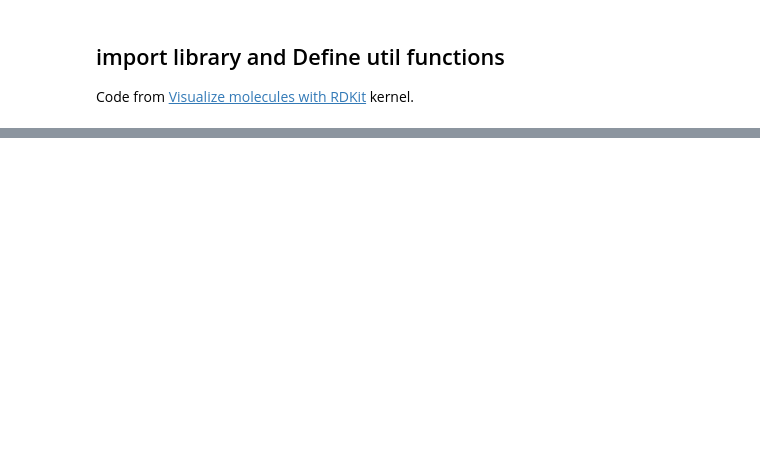
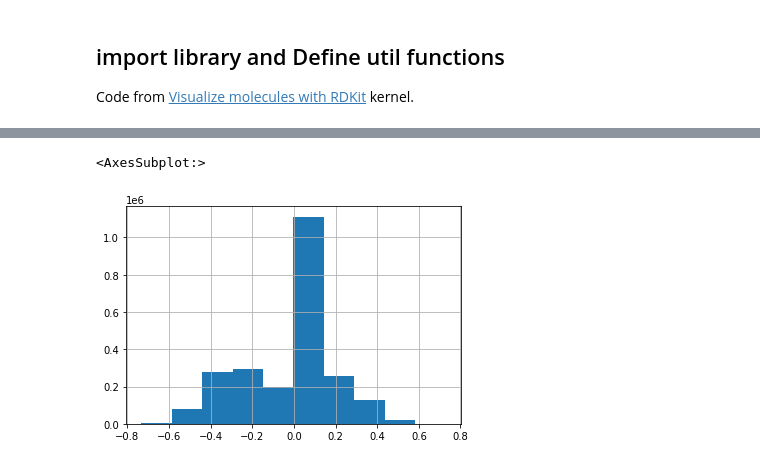
Before and after one commit to JIPiration/GNNZeroToAll, a Jupyter notebook: codes/predicting-molecular-properties/eda-and-graph-nn-baseline-modeling.ipynb, the cells around one changed output, grey strips where cells are left out. Cells and saved outputs as stored; diff of their text form; code cells hidden in the pictures; blank space fills up the shorter version.

```diff
--- a/codes/predicting-molecular-properties/eda-and-graph-nn-baseline-modeling.ipynb
+++ b/codes/predicting-molecular-properties/eda-and-graph-nn-baseline-modeling.ipynb
@@ -412,0 +714,5 @@ def AC2BO(AC, atomicNumList, charge, charged_fragments, quick):
+# %%
+mulliken_charges_df['mulliken_charge'].hist()
+# %% [output]
+<AxesSubplot:>
+[figure, added]
```
Also changed, not shown: parts of 64 cells of this notebook.
